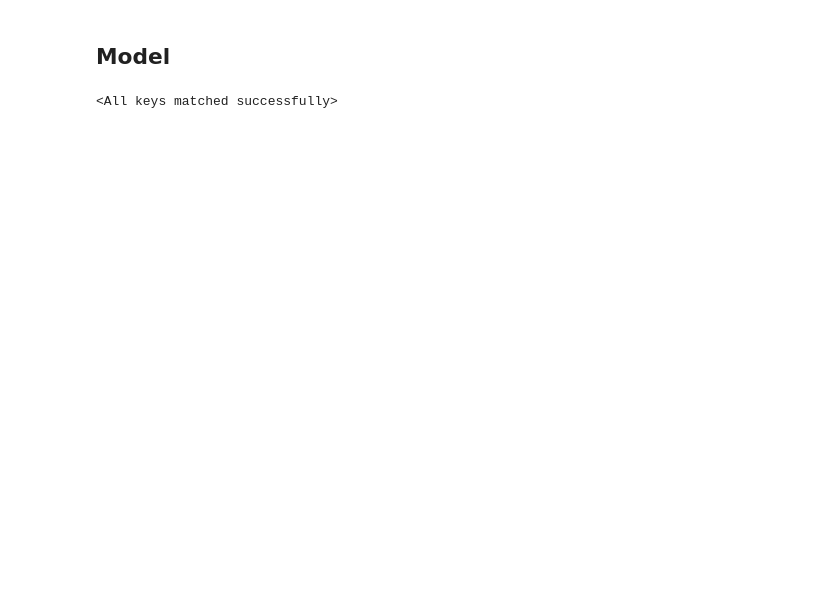
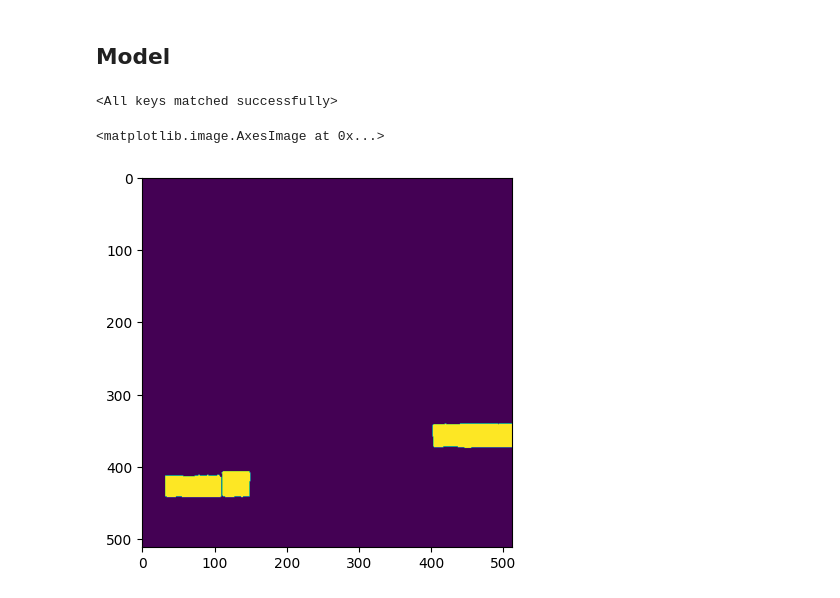
Before and after one commit to fedorkobak/DocTamper, a Jupyter notebook: README.ipynb, the cells around one changed output. Cells and saved outputs as stored; diff of their text form; code cells hidden in the pictures; blank space fills up the shorter version.

Commit message:
extract predict from the model

```diff
--- a/README.ipynb
+++ b/README.ipynb
@@ -92,7 +87,7 @@ from tqdm import tqdm
 device=torch.device("cpu")
 model = seg_dtd("", 2).to(device)
 model = nn.DataParallel(model)
-loader = torch.load(Path("pths")/"dtd_sroie.pth", map_location='cpu')['state_dict']
+loader = torch.load(Path("pths")/"dtd_doctamper.pth", map_location='cpu')['state_dict']
 model.load_state_dict(loader)
 # %% [output]
 <All keys matched successfully>
@@ -289,0 +160,32 @@ for path in tqdm(data_path.iterdir()):
+# %%
+predictions = []
+targets = []
+
+dataset = TamperDataset(
+    str(Path("data")/"DocTamperV1-FCD"), False,
+    minq=75,
+    pickle_path=Path("pks")/"DocTamperV1-SCD_75.pk"
+)
+
+train_loader = DataLoader(dataset=dataset)
+
+with torch.no_grad():
+    for batch_idx, batch_samples in enumerate(tqdm(train_loader)):
+        data, target, dct_coef, qs, q = batch_samples['image'], batch_samples['label'],batch_samples['rgb'], batch_samples['q'], batch_samples['i']
+        data, target, dct_coef, qs = Variable(data.to(device)), Variable(target.to(device)), Variable(dct_coef.to(device)), Variable(qs.unsqueeze(1).to(device))
+        pred = model(data,dct_coef,qs)
+        predt = pred.argmax(1)
+        pred=pred.cpu().data.numpy()
+        targt = target.squeeze(1)
+        matched = (predt*targt).sum((1,2))
+        pred_sum = predt.sum((1,2))
+        target_sum = targt.sum((1,2))
+        #precisons.append((matched/(pred_sum+1e-8)).mean().item())
+        pred = np.argmax(pred,axis=1)
+        predictions.append(pred)
+        targets.append(target)
+# %%
+plt.imshow(predictions[4].squeeze())
+# %% [output]
+<matplotlib.image.AxesImage at 0x...>
+[figure, added]
```
Also changed, not shown: parts of 12 cells of this notebook.
